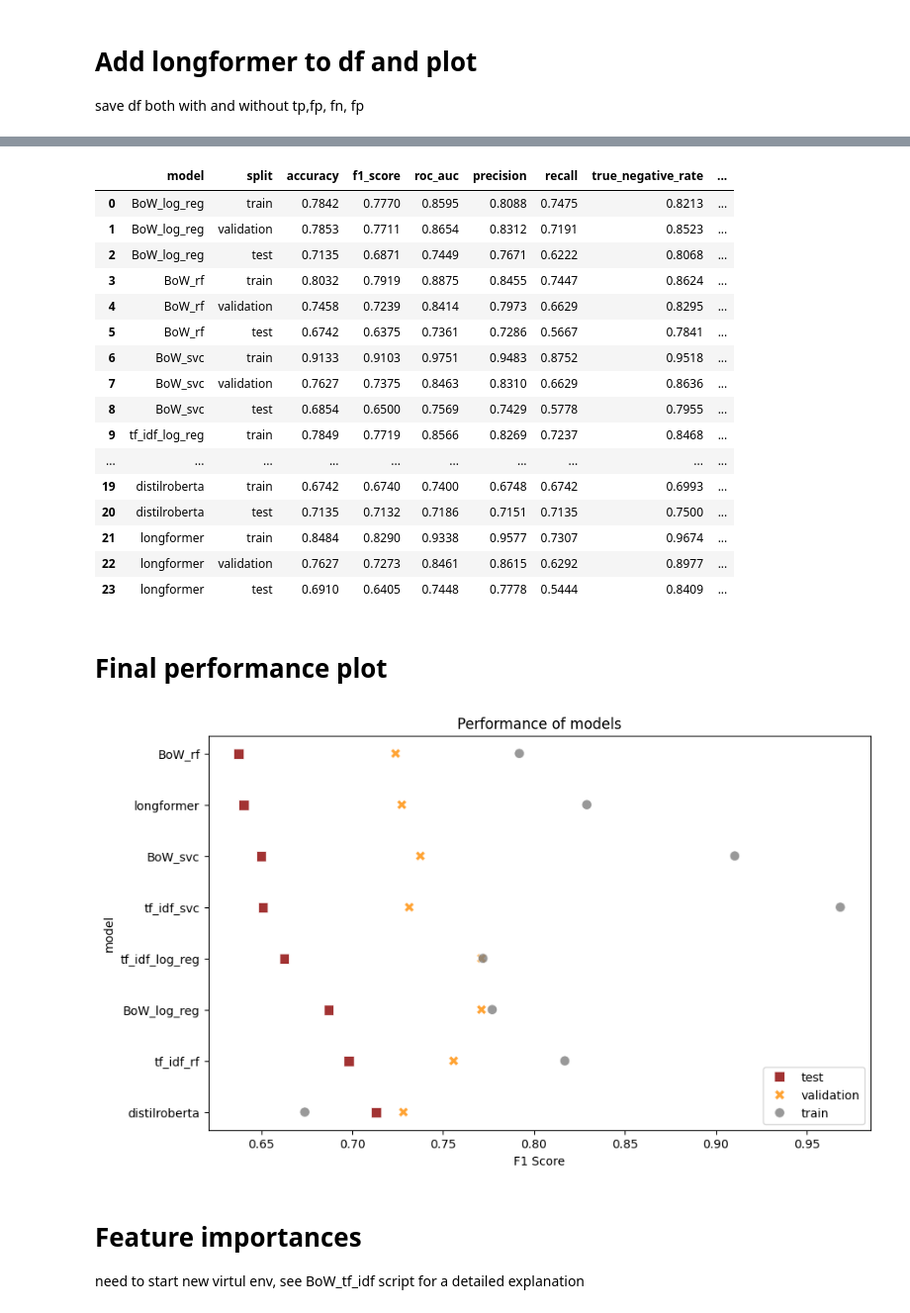
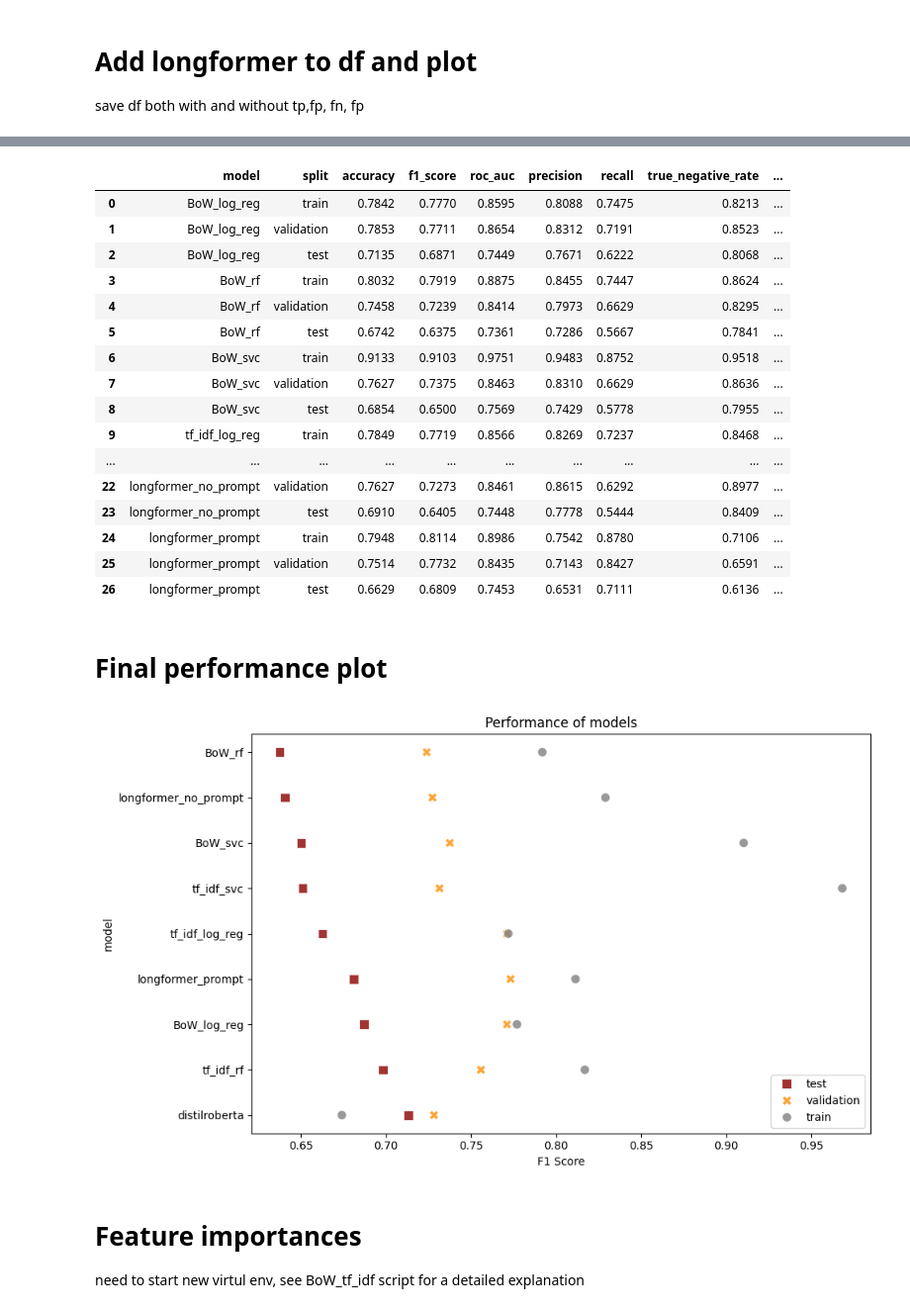
Before and after one commit to sigridbom/NLP_exam, a Jupyter notebook: 3_model_selection/DistilRoBERTa.ipynb, the cells around one changed output, grey strips where cells are left out. Shown at 99% size. Cells and saved outputs as stored; diff of their text form; code cells hidden in the pictures.

Commit message:
added longformer w prompt and without

```diff
--- a/3_model_selection/DistilRoBERTa.ipynb
+++ b/3_model_selection/DistilRoBERTa.ipynb
@@ -288,17 +288,21 @@ plt.show()
 save df both with and without tp,fp, fn, fp
 # %%
 # loading longformer with and without prompt
-longformer_noprompt = pd.read_csv('/work/classes/NLP_exam/3_model_selection/output/longformer_noprompt_evaluation_new.csv')
+longformer_noprompt = pd.read_csv('/work/classes/NLP_exam/3_model_selection/output/longformer_noprompt_evaluation_copy.csv')
+longformer_prompt = pd.read_csv('/work/classes/NLP_exam/3_model_selection/output/longformer_prompt_evaluation_copy.csv')
 
 # load df with other performances
-other_models = pd.read_csv('/work/classes/NLP_exam/3_model_selection/output/performance_df_w_distil_v2.csv')
+other_models = pd.read_csv('/work/classes/NLP_exam/3_model_selection/output/old_performance_df/dfs_to_make_full_performance_df/performance_df_w_distil_v2.csv')
 # %%
 # concatenate both longformers
-all_models = pd.concat([other_models, longformer_noprompt], ignore_index=True)
+temp = pd.concat([longformer_noprompt, longformer_prompt], ignore_index=True)
+all_models = pd.concat([other_models, temp], ignore_index=True)
 # %%
 # round values
 all_models = all_models.round(4)
 # fix name
-all_models.loc[all_models['model'] == 'longformer_noprompt', 'model'] = 'longformer'
+all_models.loc[all_models['model'] == 'longformer_noprompt', 'model'] = 'longformer_no_prompt'
+all_models.loc[all_models['model'] == 'longformer_noprompt', 'model'] = 'longformer_no_prompt'
+
 # fix training --> train
 all_models.loc[all_models['split'] == 'training', 'split'] = 'train'
@@ -324,11 +348,11 @@ all_models_fewer_metrics
 | 8 | BoW_svc | test | 0.6854 | 0.6500 | 0.7569 | 0.7429 | 0.5778 | 0.7955 | ... |
 | 9 | tf_idf_log_reg | train | 0.7849 | 0.7719 | 0.8566 | 0.8269 | 0.7237 | 0.8468 | ... |
 | ... | ... | ... | ... | ... | ... | ... | ... | ... | ... |
-| 19 | distilroberta | train | 0.6742 | 0.6740 | 0.7400 | 0.6748 | 0.6742 | 0.6993 | ... |
-| 20 | distilroberta | test | 0.7135 | 0.7132 | 0.7186 | 0.7151 | 0.7135 | 0.7500 | ... |
-| 21 | longformer | train | 0.8484 | 0.8290 | 0.9338 | 0.9577 | 0.7307 | 0.9674 | ... |
-| 22 | longformer | validation | 0.7627 | 0.7273 | 0.8461 | 0.8615 | 0.6292 | 0.8977 | ... |
-| 23 | longformer | test | 0.6910 | 0.6405 | 0.7448 | 0.7778 | 0.5444 | 0.8409 | ... |
+| 22 | longformer_no_prompt | validation | 0.7627 | 0.7273 | 0.8461 | 0.8615 | 0.6292 | 0.8977 | ... |
+| 23 | longformer_no_prompt | test | 0.6910 | 0.6405 | 0.7448 | 0.7778 | 0.5444 | 0.8409 | ... |
+| 24 | longformer_prompt | train | 0.7948 | 0.8114 | 0.8986 | 0.7542 | 0.8780 | 0.7106 | ... |
+| 25 | longformer_prompt | validation | 0.7514 | 0.7732 | 0.8435 | 0.7143 | 0.8427 | 0.6591 | ... |
+| 26 | longformer_prompt | test | 0.6629 | 0.6809 | 0.7453 | 0.6531 | 0.7111 | 0.6136 | ... |
 # %%
 # save full df
 all_models_fewer_metrics.to_csv('/work/classes/NLP_exam/3_model_selection/output/performance_all_models_fewer_metrics.csv', index = False)
@@ -345,35 +369,36 @@ performance_df_distil = all_models.copy()
 order = ['test', 'validation', 'train']
 markers = {'test': 's', 'validation': 'X', 'train': 'o'}
 
 # Sort the DataFrame by split and f1_score
 performance_df_distil['split_order'] = performance_df_distil['split'].map({v: i for i, v in enumerate(order)})  # Map splits to numeric order
 performance_df_sorted = performance_df_distil.sort_values(by=['split_order', 'f1_score'], ascending=[True, True])  # Sort by split order and f1_score
 
 # Plot
 fig, ax = plt.subplots(figsize=(10, 6))  # Make wider to show all points
 sns.scatterplot(data=performance_df_sorted,
                 y='model',
                 x='f1_score',
                 style='split',
                 hue='split',
                 markers=markers,
                 palette=['darkred', 'darkorange', 'grey'],
                 hue_order=order,
                 style_order=order,
                 s=70,
                 alpha=0.8)
 
 # Customize plot
 plt.title("Performance of models")
 plt.xlabel("F1 Score")
 plt.legend(loc='lower right')  # Adjust legend position
 
 # Remove temporary column used for sorting
 performance_df_distil.drop(columns='split_order', inplace=True)
-#plt.savefig('output/figures/performance_all_models.jpeg', format='jpeg', dpi=300)
+plt.tight_layout()
+plt.savefig('output/figures/performance_all_models.jpeg', format='jpeg', dpi=300)
 plt.show()
 # %% [output]
-[figure, old version]
+[figure, new version]
 # %% [markdown]
 # Feature importances
 
```
Also changed, not shown: parts of 1 cell of this notebook, 3 other files.
